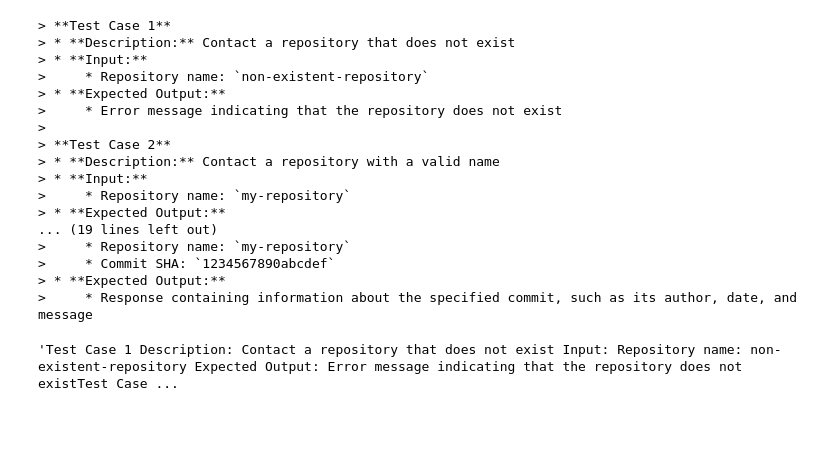
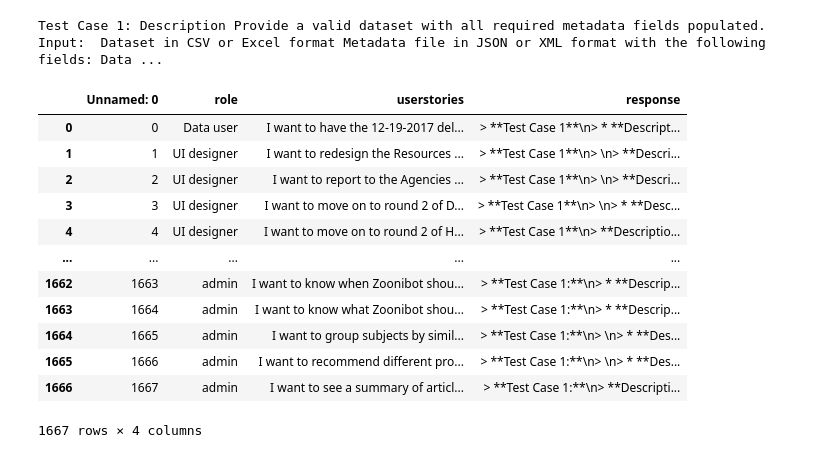
Before and after one commit to BharanikumaranM/Test-Case-Generation, a Jupyter notebook: reformat.ipynb, the cells around one changed output. Drawn from its saved outputs; the diff is of its cells as text; code cells hidden in the pictures; blank space fills up the shorter version.

```diff
--- a/reformat.ipynb
+++ b/reformat.ipynb
@@ -15,33 +62,3 @@ please provide us feedback at https://github.com/pandas-dev/pandas/issues/54466
 # %%
-excel_file = 'kfk.xlsx'
+excel_file = 'train.xlsx'
 df = pd.read_excel(excel_file)
-# %%
-input_string = df['response'][1299]
-print(input_string)
-# %% [output]
-> **Test Case 1**
-> * **Description:** Contact a repository that does not exist
-> * **Input:**
->     * Repository name: `non-existent-repository`
-> * **Expected Output:**
->     * Error message indicating that the repository does not exist
->
-> **Test Case 2**
-> * **Description:** Contact a repository with a valid name
-> * **Input:**
->     * Repository name: `my-repository`
-> * **Expected Output:**
-... (19 lines left out)
->     * Repository name: `my-repository`
->     * Commit SHA: `1234567890abcdef`
-> * **Expected Output:**
->     * Response containing information about the specified commit, such as its author, date, and message
-# %%
-html = markdown.markdown(input_string)
-text = BeautifulSoup(html, features='html.parser')
-text = text.get_text().strip().replace('\n','')
-text = text.strip().replace('*','')
-res = re.sub(' +', ' ', text)
-res
-# %% [output]
-'Test Case 1 Description: Contact a repository that does not exist Input: Repository name: non-existent-repository Expected Output: Error message indicating that the repository does not existTest Case ...
@@ -48 +67,26 @@ res
+# %%
+input_string = df['response'][702]
+user_story = df['userstories'][702]
+input_string = toString(input_string)
+
+print(toString(input_string))
+data[len(data)] = toDataFrame(input_string,user_story)
+# %% [output]
+Test Case 1: Description Provide a valid dataset with all required metadata fields populated. Input:  Dataset in CSV or Excel format Metadata file in JSON or XML format with the following fields: Data ...
+# %%
+df
+# %% [output]
+|  | Unnamed: 0 | role | userstories | response |
+| 0 | 0 | Data user | I want to have the 12-19-2017 del... | > **Test Case 1**\n> * **Descript... |
+| 1 | 1 | UI designer | I want to redesign the Resources ... | > **Test Case 1**\n> \n> **Descri... |
+| 2 | 2 | UI designer | I want to report to the Agencies ... | > **Test Case 1**\n> \n> **Descri... |
+| 3 | 3 | UI designer | I want to move on to round 2 of D... | > **Test Case 1**\n> \n> * **Desc... |
+| 4 | 4 | UI designer | I want to move on to round 2 of H... | > **Test Case 1**\n> **Descriptio... |
+| ... | ... | ... | ... | ... |
+| 1662 | 1663 | admin | I want to know when Zoonibot shou... | > **Test Case 1:**\n> * **Descrip... |
+| 1663 | 1664 | admin | I want to know what Zoonibot shou... | > **Test Case 1:**\n> * **Descrip... |
+| 1664 | 1665 | admin | I want to group subjects by simil... | > **Test Case 1:**\n> \n> * **Des... |
+| 1665 | 1666 | admin | I want to recommend different pro... | > **Test Case 1:**\n> \n> * **Des... |
+| 1666 | 1667 | admin | I want to see a summary of articl... | > **Test Case 1:**\n> **Descripti... |
+1667 rows × 4 columns
 # %%
```
Also changed, not shown: parts of 11 cells of this notebook.
